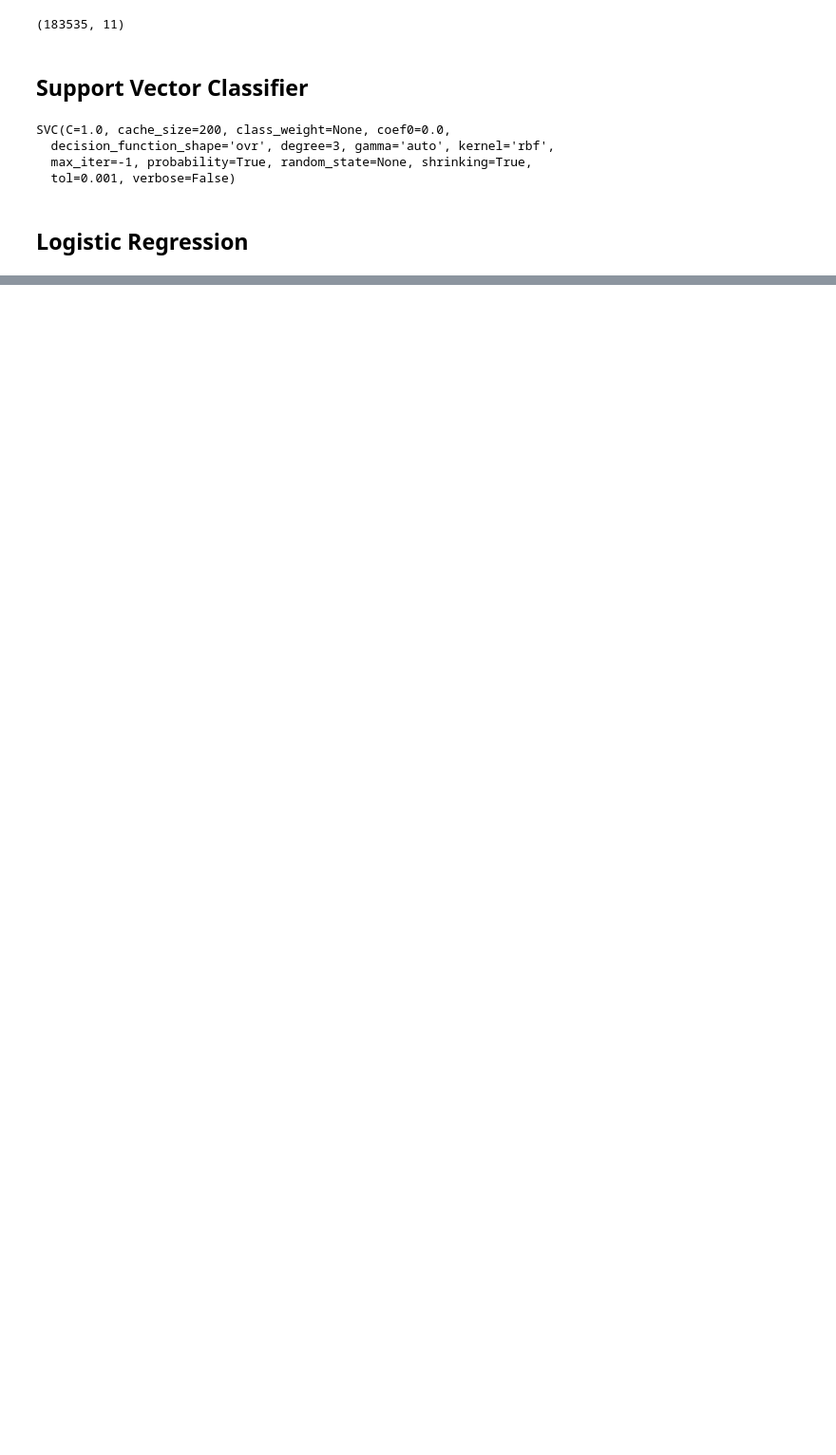
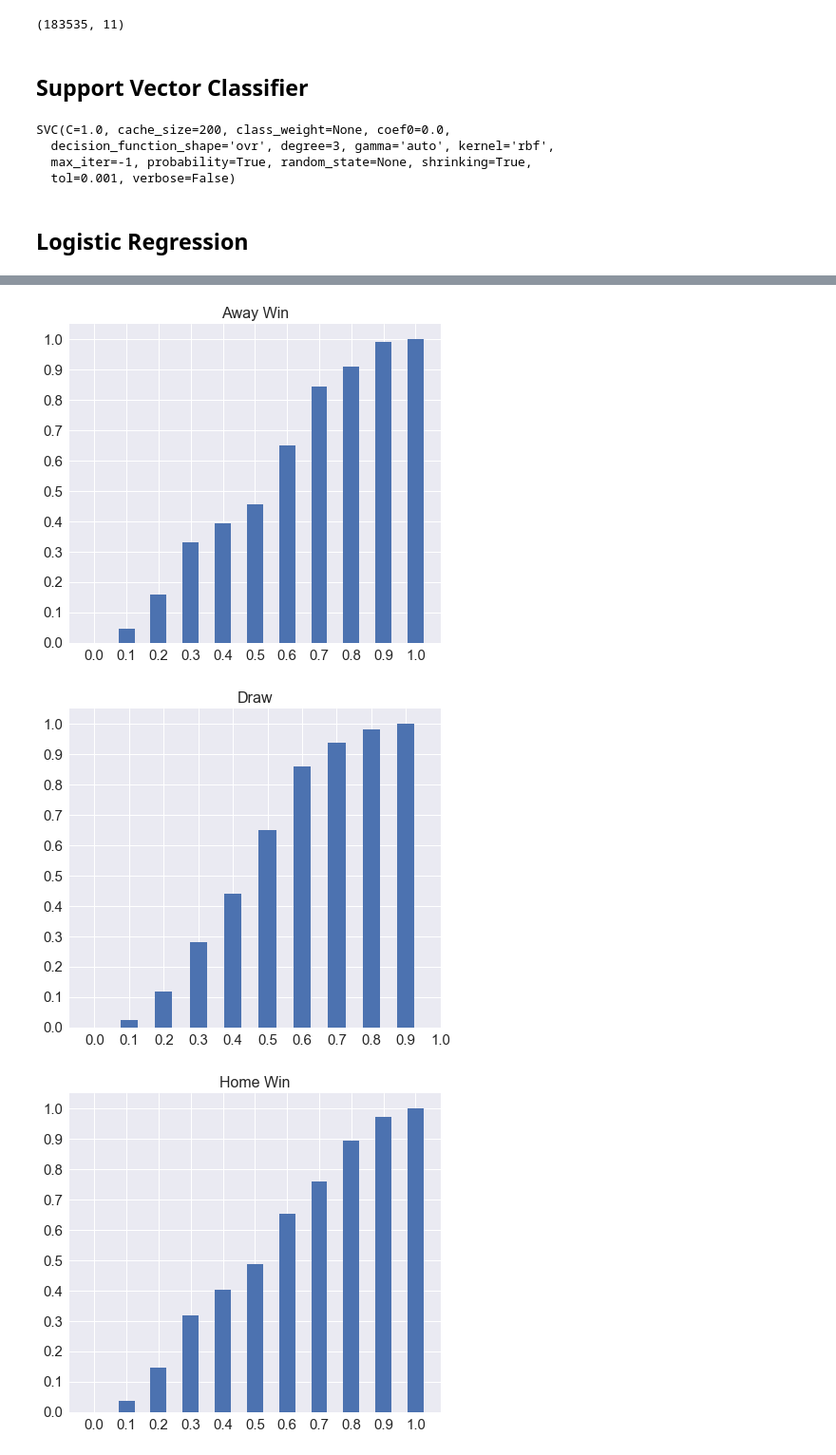
Before and after one commit to jay-z007/CSE519-2017-111463646, a Jupyter notebook: Project/model.ipynb, the cells around one changed output, grey strips where cells are left out. Shown: that part at 95% size. Drawn from its saved outputs; the diff is of its cells as text; code cells hidden in the pictures; blank space fills up the shorter version.

```diff
--- a/Project/model.ipynb
+++ b/Project/model.ipynb
@@ -146,10 +156,9 @@ LogisticRegression(C=1.0, class_weight=None, dual=False, fit_intercept=True,
 # %%
-sgd = linear_model.SGDClassifier(loss='squared_epsilon_insensitive')
-sgd.fit(X_train,y_train)
-y_pred = sgd.predict(X_test)
+rf = RandomForestClassifier(n_estimators=100,max_depth=10,n_jobs=-1)
+rf.fit(X_train,y_train)
+y_pred = rf.predict(X_test)
 
 print metrics.accuracy_score(y_test, y_pred)
 
-y_prob = sgd.predict_proba(X_test)
-eval_probs(y_prob,y_test, [-1, 0, 1])
+y_prob = rf.predict_proba(X_test)
 # %% [output]
@@ -158,16 +165,0 @@ AttributeError: probability estimates are not available for loss='squared_epsilo
-# %%
-
-for weight in ['uniform', 'distance']:
-
-    neigh = KNN(n_neighbors=3, algorithm='kd_tree', weights=weight, n_jobs=-1)
-    neigh.fit(X_train, y_train)
-
-    y_pred = neigh.predict(X_test)
-
-    print metrics.accuracy_score(y_test, y_pred)
-
-    y_prob = neigh.predict_proba(X_test)
-    eval_probs(y_prob, y_test, [-1,0,1])
-
-
-#     save_model(neigh, "KNN"+weight)
@@ -182,0 +166,6 @@ for weight in ['uniform', 'distance']:
+# %%
+eval_probs(y_prob, y_test, [-1,0,1],show_plot=True)
+# %% [output]
+[figure, added]
+[figure, added]
+[figure, added]
```
Also changed, not shown: parts of 10 cells of this notebook, 2 other files.
